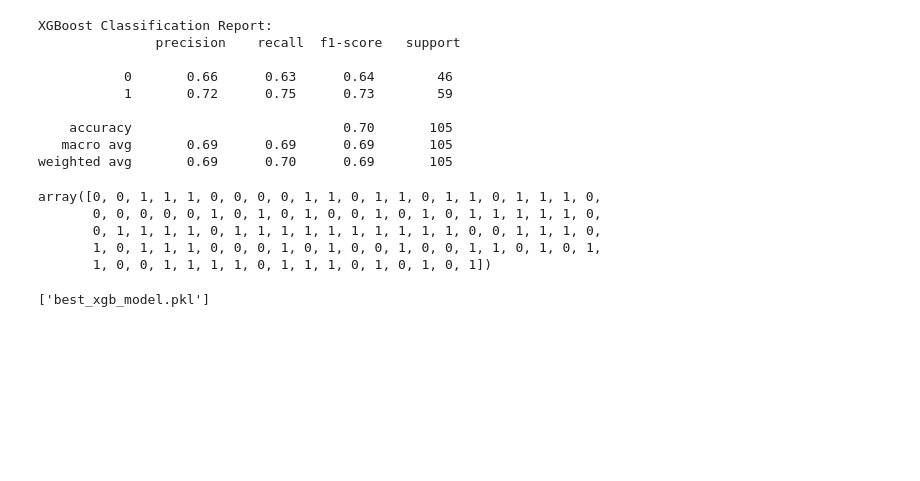
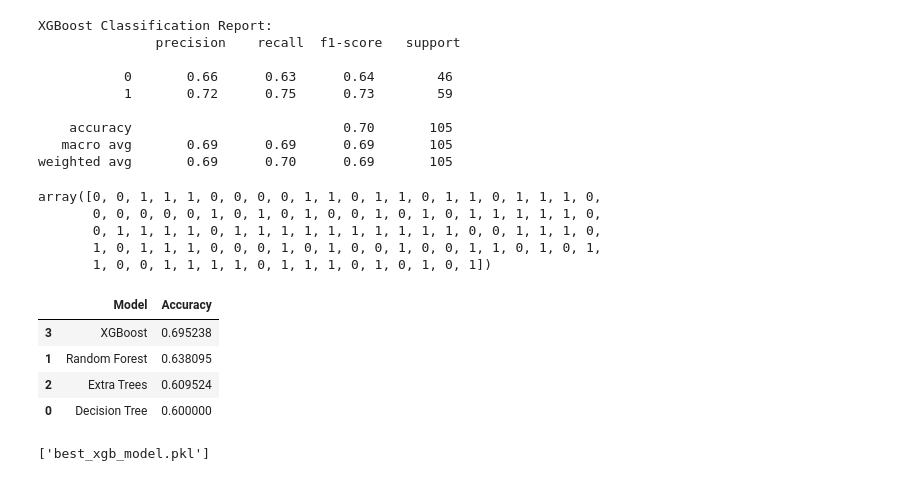
Before and after one commit to somberlyx/Credit-risk, a Jupyter notebook: Credit-risk.ipynb, the cells around one changed output. Saved outputs shown, nothing was run; the diff lists cells and outputs as text; code cells hidden in the pictures; blank space fills up the shorter version.

Commit message:
XGBoost is the best model with the highest accuracy

```diff
--- a/Credit-risk.ipynb
+++ b/Credit-risk.ipynb
@@ -590,7 +590,21 @@ array([0, 0, 1, 1, 1, 0, 0, 0, 0, 1, 1, 0, 1, 1, 0, 1, 1, 0, 1, 1, 1, 0,
        0, 1, 1, 1, 1, 0, 1, 1, 1, 1, 1, 1, 1, 1, 1, 1, 0, 0, 1, 1, 1, 0,
        1, 0, 1, 1, 1, 0, 0, 0, 1, 0, 1, 0, 0, 1, 0, 0, 1, 1, 0, 1, 0, 1,
        1, 0, 0, 1, 1, 1, 1, 0, 1, 1, 1, 0, 1, 0, 1, 0, 1])
-# %%
-joblib.dump(best_xgb, "best_xgb_model.pkl")
-# %% [output]
-['best_xgb_model.pkl']
+# %%
+#Comparing all models
+model_comparison = pd.DataFrame({
+    "Model": ["Decision Tree", "Random Forest", "Extra Trees", "XGBoost"],
+    "Accuracy": [dt_acc, rf_acc, et_acc, xgb_acc]
+}).sort_values(by="Accuracy", ascending=False)
+# %%
+model_comparison
+# %% [output]
+|  | Model | Accuracy |
+| 3 | XGBoost | 0.695238 |
+| 1 | Random Forest | 0.638095 |
+| 2 | Extra Trees | 0.609524 |
+| 0 | Decision Tree | 0.600000 |
+# %%
+joblib.dump(best_xgb, "best_xgb_model.pkl")
+# %% [output]
+['best_xgb_model.pkl']
```
